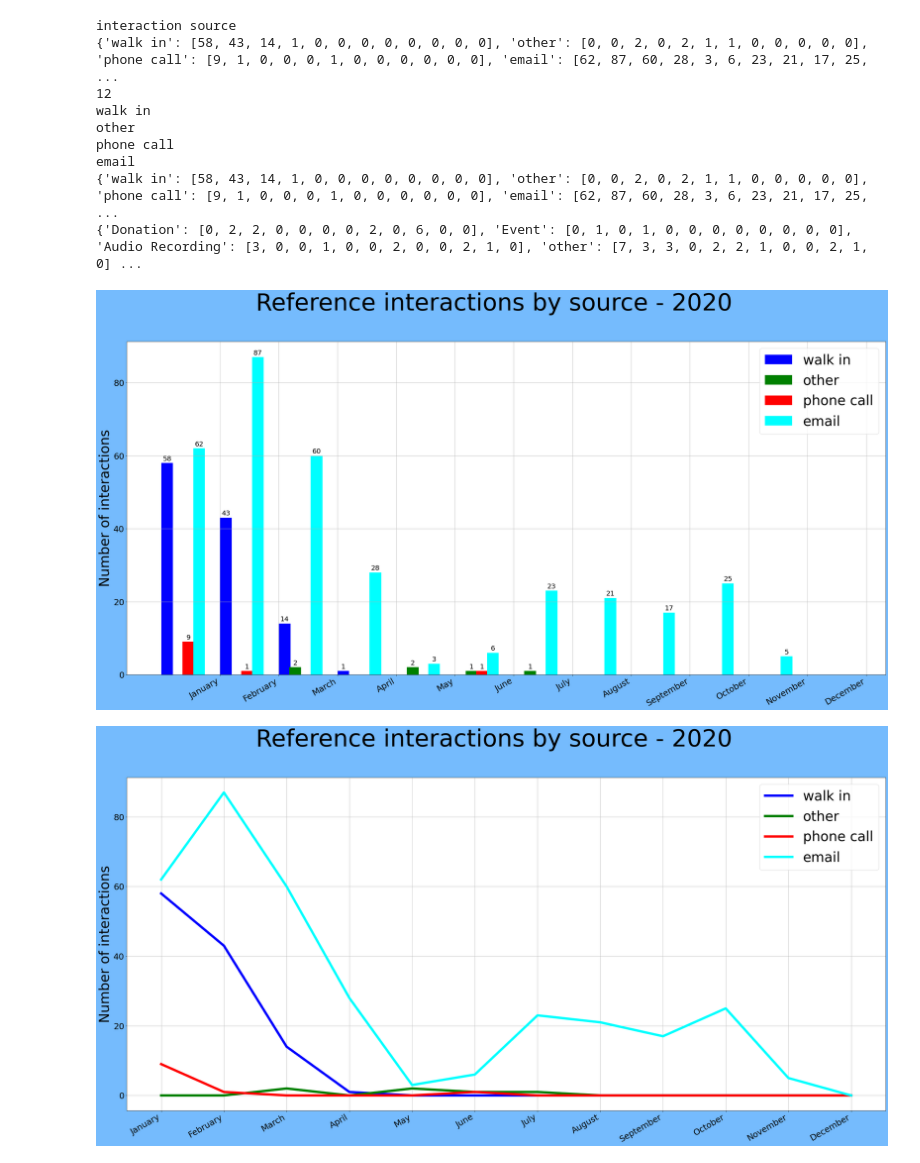
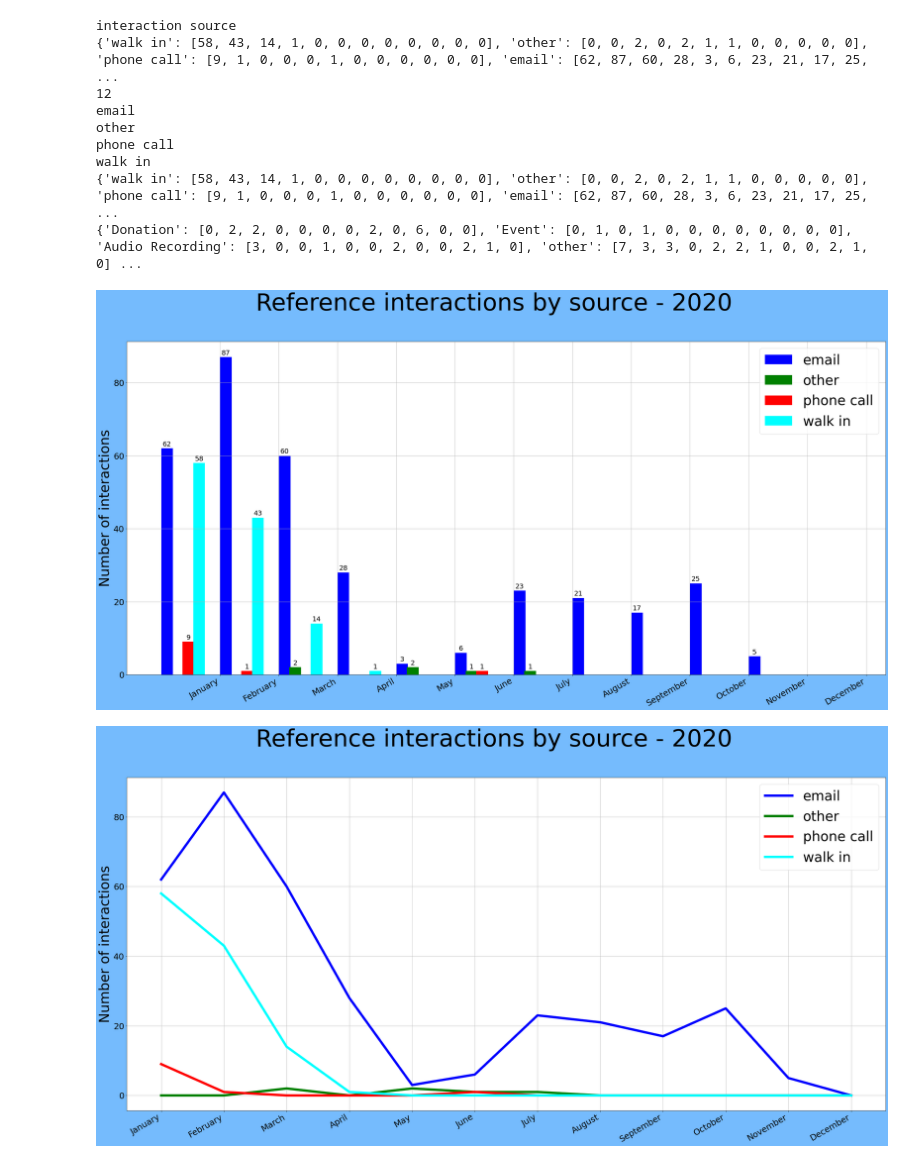
Before and after one commit to BAM-PFA/libstats_viz, a Jupyter notebook: Libstats_visualization.ipynb, the cells around one changed output. Drawn from its saved outputs; the diff is of its cells as text; code cells hidden in the pictures.

Commit message:
alphabetize the legends

```diff
--- a/Libstats_visualization.ipynb
+++ b/Libstats_visualization.ipynb
@@ -76,9 +76,11 @@ def monthly_source_totals_barchart(df,parameter):
     print(len(spacer))
     x = np.arange(12)
     width = 0.2
-    for source,values in annual_totals.items():
+    sources = list(annual_totals.keys())
+    sources.sort()
+    for source in sources:
         print(source)
-        rect = ax.bar(x+spacer[0], values, width, label=source,align='edge')#,linewidth=7)
+        rect = ax.bar(x+spacer[0], annual_totals[source], width, label=source,align='edge')#,linewidth=7)
         ax = autolabel(rect,ax)
         spacer.pop(0)
 
@@ -101,8 +103,10 @@ def monthly_source_totals_linechart(df,parameter):
     plt.xticks(np.arange(12), calendar.month_name[1:13])
     plt.ylabel("Number of interactions",fontsize=40)
 
-    for source,values in annual_totals.items():
-        ax.plot(values,linewidth=7,label=source)
+    sources = list(annual_totals.keys())
+    sources.sort()
+    for source in sources:
+        ax.plot(annual_totals[source],linewidth=7,label=source)
 
     ax.legend(prop={"size":40})
     fig.savefig('by_source_linechart.png')
@@ -110,37 +114,38 @@ def monthly_source_totals_linechart(df,parameter):
 
 def monthly_source_types_linechart(df,parameter):
     annual_totals = get_monthly_totals(df,parameter)
 
     fig, ax = plt.subplots(figsize=(40, 20))
     fig.suptitle('Reference interactions by type - 2020',fontsize=70)
     fig.autofmt_xdate()
     fig.patch.set_facecolor('xkcd:sky blue')
     ax.set_prop_cycle(custom_cycler)
     ax.tick_params(axis='x', labelsize= 25)
     ax.tick_params(axis='y', labelsize= 25)
     ax.grid()
     plt.xticks(np.arange(12), calendar.month_name[1:13])
     plt.ylabel("Number of interactions",fontsize=40)
 
-    for source,values in annual_totals.items():
-
-        ax.plot(values,linewidth=7,label=source)
+    types = list(annual_totals.keys())
+    types.sort()
+    for _type in types:
+        ax.plot(annual_totals[_type],linewidth=7,label=_type)
 
     ax.legend(prop={"size":20})
     fig.savefig('by_type_linechart.png')
 
 monthly_source_totals_barchart(df,'interaction source')
 monthly_source_totals_linechart(df,'interaction source')
 monthly_source_types_linechart(df,'interaction type')
 # %% [output]
 interaction source
 {'walk in': [58, 43, 14, 1, 0, 0, 0, 0, 0, 0, 0, 0], 'other': [0, 0, 2, 0, 2, 1, 1, 0, 0, 0, 0, 0], 'phone call': [9, 1, 0, 0, 0, 1, 0, 0, 0, 0, 0, 0], 'email': [62, 87, 60, 28, 3, 6, 23, 21, 17, 25,  ...
 12
-walk in
+email
 other
 phone call
-email
+walk in
 {'walk in': [58, 43, 14, 1, 0, 0, 0, 0, 0, 0, 0, 0], 'other': [0, 0, 2, 0, 2, 1, 1, 0, 0, 0, 0, 0], 'phone call': [9, 1, 0, 0, 0, 1, 0, 0, 0, 0, 0, 0], 'email': [62, 87, 60, 28, 3, 6, 23, 21, 17, 25,  ...
 {'Donation': [0, 2, 2, 0, 0, 0, 0, 2, 0, 6, 0, 0], 'Event': [0, 1, 0, 1, 0, 0, 0, 0, 0, 0, 0, 0], 'Audio Recording': [3, 0, 0, 1, 0, 0, 2, 0, 0, 2, 1, 0], 'other': [7, 3, 3, 0, 2, 2, 1, 0, 0, 2, 1, 0] ...
-[figure, old version]
+[figure, new version]
-[figure, old version]
+[figure, new version]
```
Also changed, not shown: parts of 1 cell of this notebook, 3 other files.
